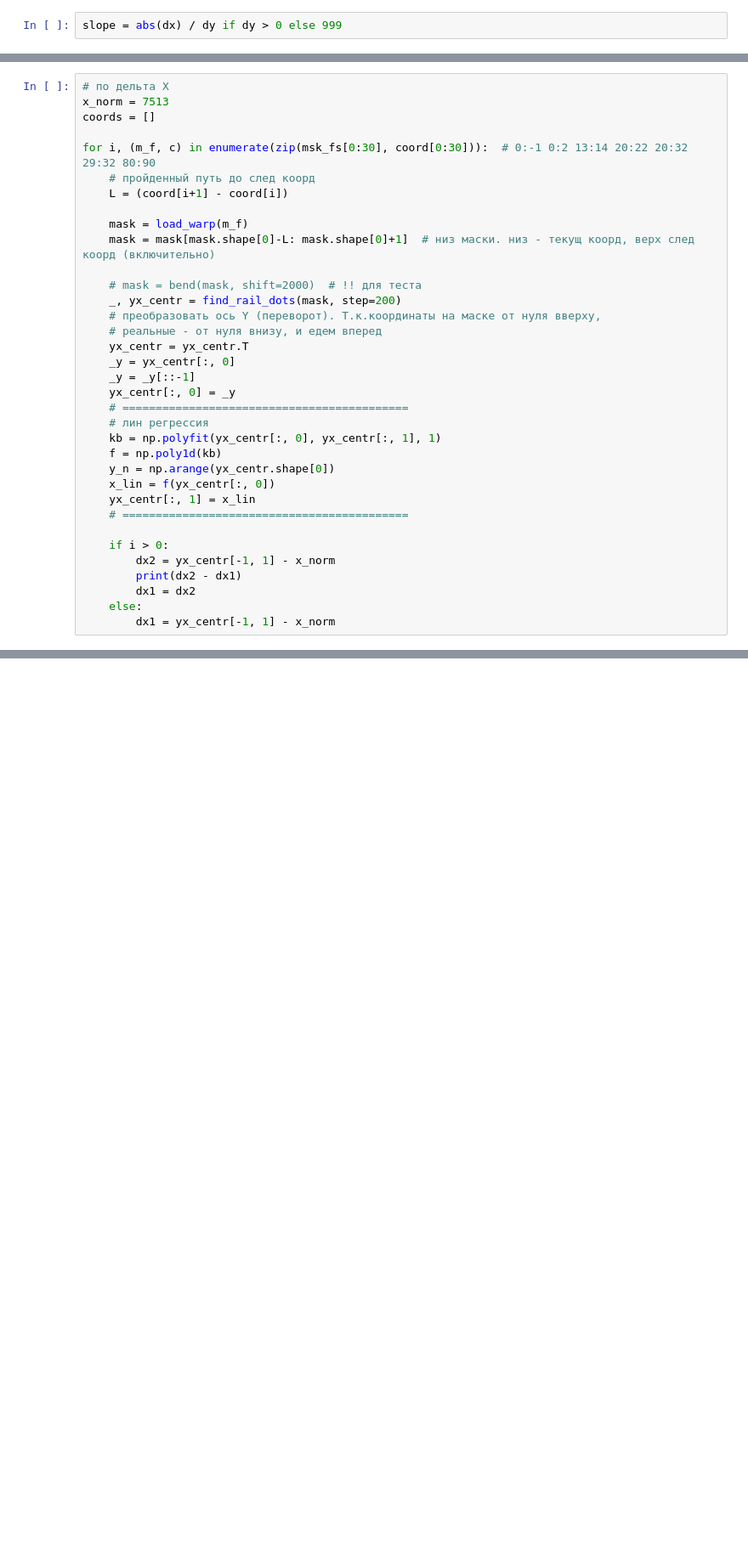
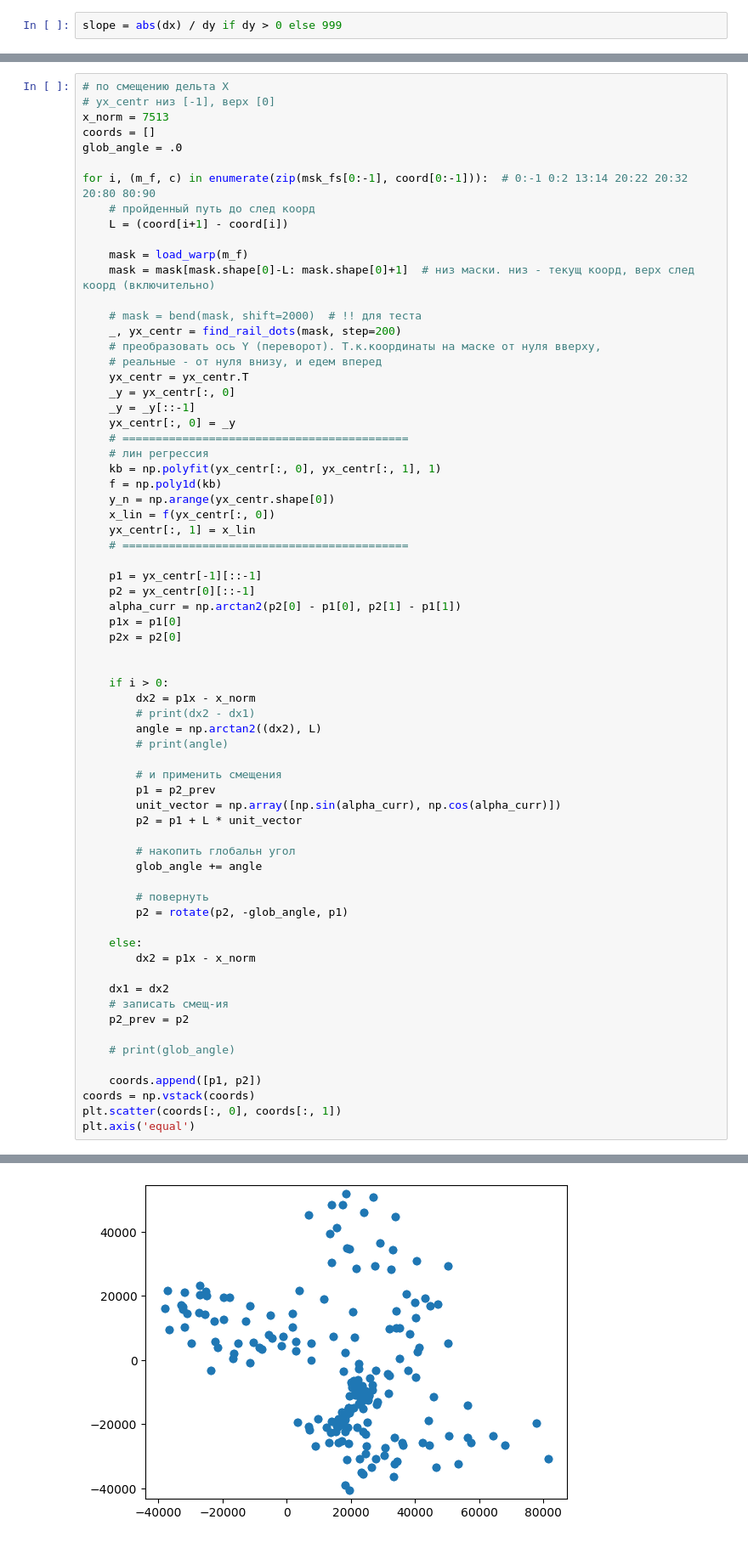
Before and after one commit to Andrudewt/perspective, a Jupyter notebook: proc_1.ipynb, the cells around one changed output, grey strips where cells are left out. Shown at 85% size. Drawn from its saved outputs; the diff is of its cells as text; blank space fills up the shorter version.

```diff
--- a/proc_1.ipynb
+++ b/proc_1.ipynb
@@ -623,11 +614,13 @@ plt.axis('equal')
  np.float64(375277.1422979859))
 [figure]
 # %%
-# по дельта Х
+# по смещению дельта Х
+# yx_centr низ [-1], верх [0]
 x_norm = 7513
 coords = []
+glob_angle = .0
 
-for i, (m_f, c) in enumerate(zip(msk_fs[0:30], coord[0:30])):  # 0:-1 0:2 13:14 20:22 20:32 29:32 80:90
+for i, (m_f, c) in enumerate(zip(msk_fs[0:-1], coord[0:-1])):  # 0:-1 0:2 13:14 20:22 20:32 20:80 80:90
     # пройденный путь до след коорд
     L = (coord[i+1] - coord[i])
 
@@ -651,10 +644,41 @@ for i, (m_f, c) in enumerate(zip(msk_fs[0:30], coord[0:30])):  # 0:-1 0:2 13:14
     yx_centr[:, 1] = x_lin
     # ===========================================
 
+    p1 = yx_centr[-1][::-1]
+    p2 = yx_centr[0][::-1]
+    alpha_curr = np.arctan2(p2[0] - p1[0], p2[1] - p1[1])
+    p1x = p1[0]
+    p2x = p2[0]
+
+
     if i > 0:
-        dx2 = yx_centr[-1, 1] - x_norm
-        print(dx2 - dx1)
-        dx1 = dx2
+        dx2 = p1x - x_norm
+        # print(dx2 - dx1)
+        angle = np.arctan2((dx2), L)
+        # print(angle)
+
+        # и применить смещения
+        p1 = p2_prev
+        unit_vector = np.array([np.sin(alpha_curr), np.cos(alpha_curr)])
+        p2 = p1 + L * unit_vector
+
+        # накопить глобальн угол
+        glob_angle += angle
+
+        # повернуть
+        p2 = rotate(p2, -glob_angle, p1)
+
     else:
-        dx1 = yx_centr[-1, 1] - x_norm
+        dx2 = p1x - x_norm
+
+    dx1 = dx2
+    # записать смещ-ия
+    p2_prev = p2
+
+    # print(glob_angle)
+
+    coords.append([p1, p2])
+coords = np.vstack(coords)
+plt.scatter(coords[:, 0], coords[:, 1])
+plt.axis('equal')
 # %% [output]
@@ -677,0 +689 @@ for i, (m_f, c) in enumerate(zip(msk_fs[0:30], coord[0:30])):  # 0:-1 0:2 13:14
+[figure, added]
```
Also changed, not shown: parts of 7 cells of this notebook.
